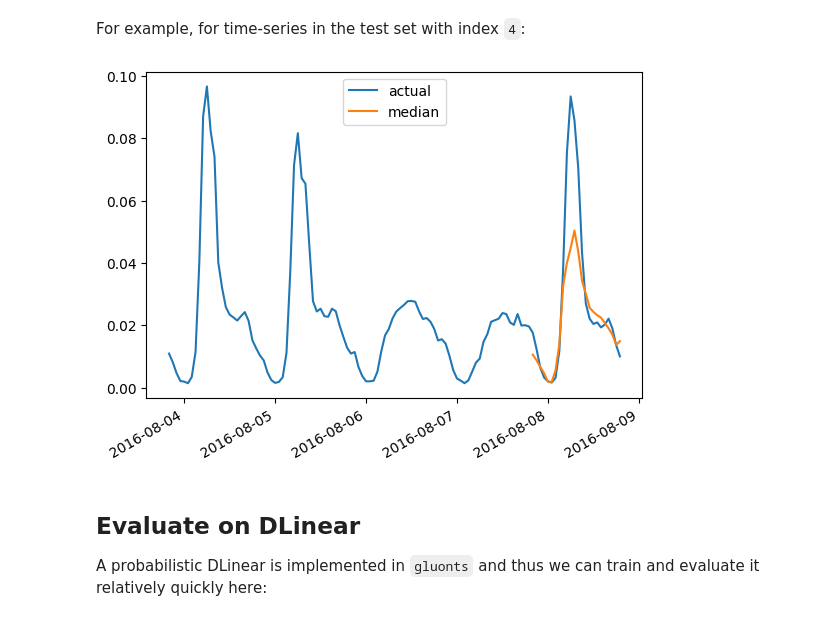
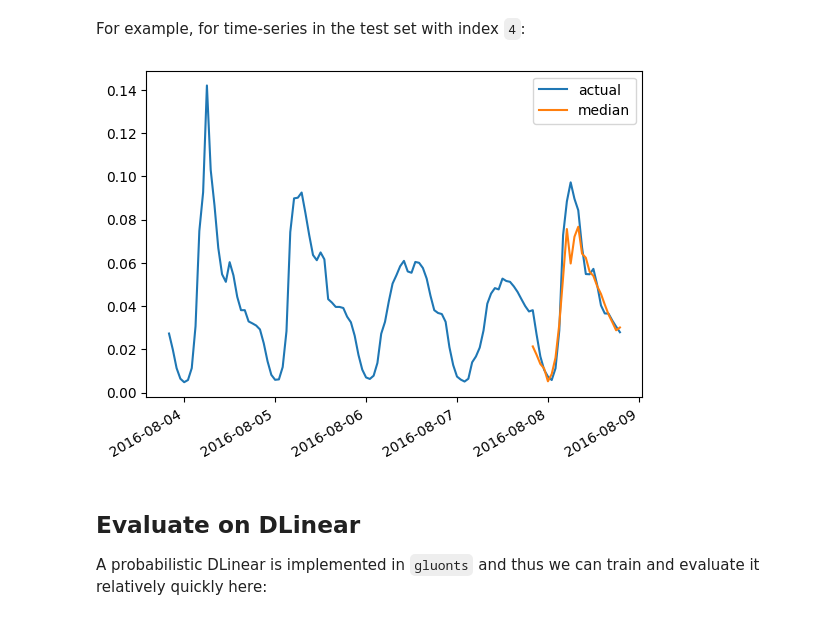
Before and after one commit to dkagramanyan/qber_analysis, a Jupyter notebook: transformers_regression.ipynb, the cells around one changed output. Cells and saved outputs as stored; diff of their text form; code cells hidden in the pictures.

```diff
--- a/transformers_regression.ipynb
+++ b/transformers_regression.ipynb
@@ -448,9 +440,9 @@ def plot(ts_index):
 # %% [markdown]
 For example, for time-series in the test set with index `4`:
 # %%
-plot(4)
+plot(1)
 # %% [output]
-[figure, old version]
+[figure, new version]
 # %% [markdown]
 ## Evaluate on DLinear
 
```
Also changed, not shown: parts of 7 cells of this notebook, 33 other files.
